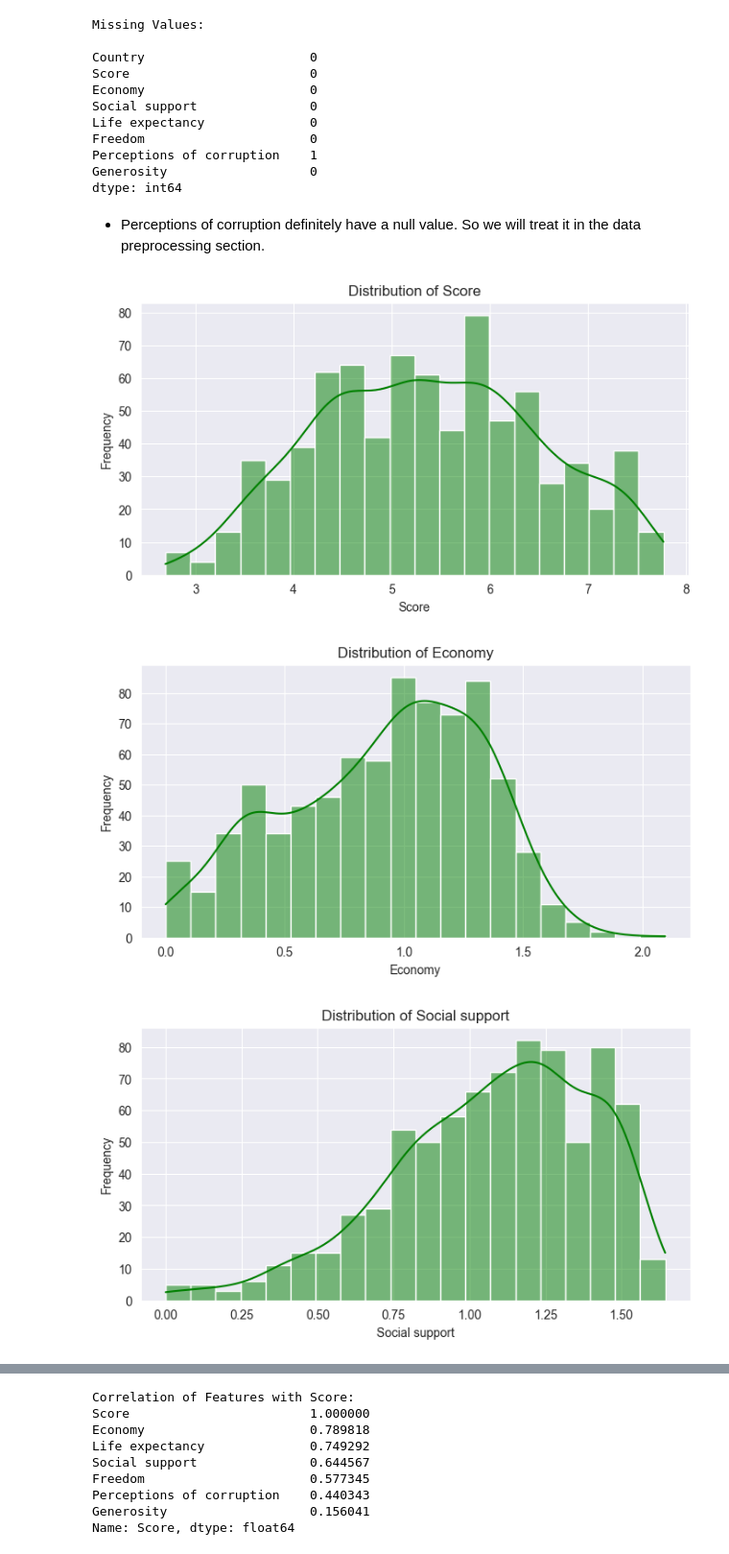
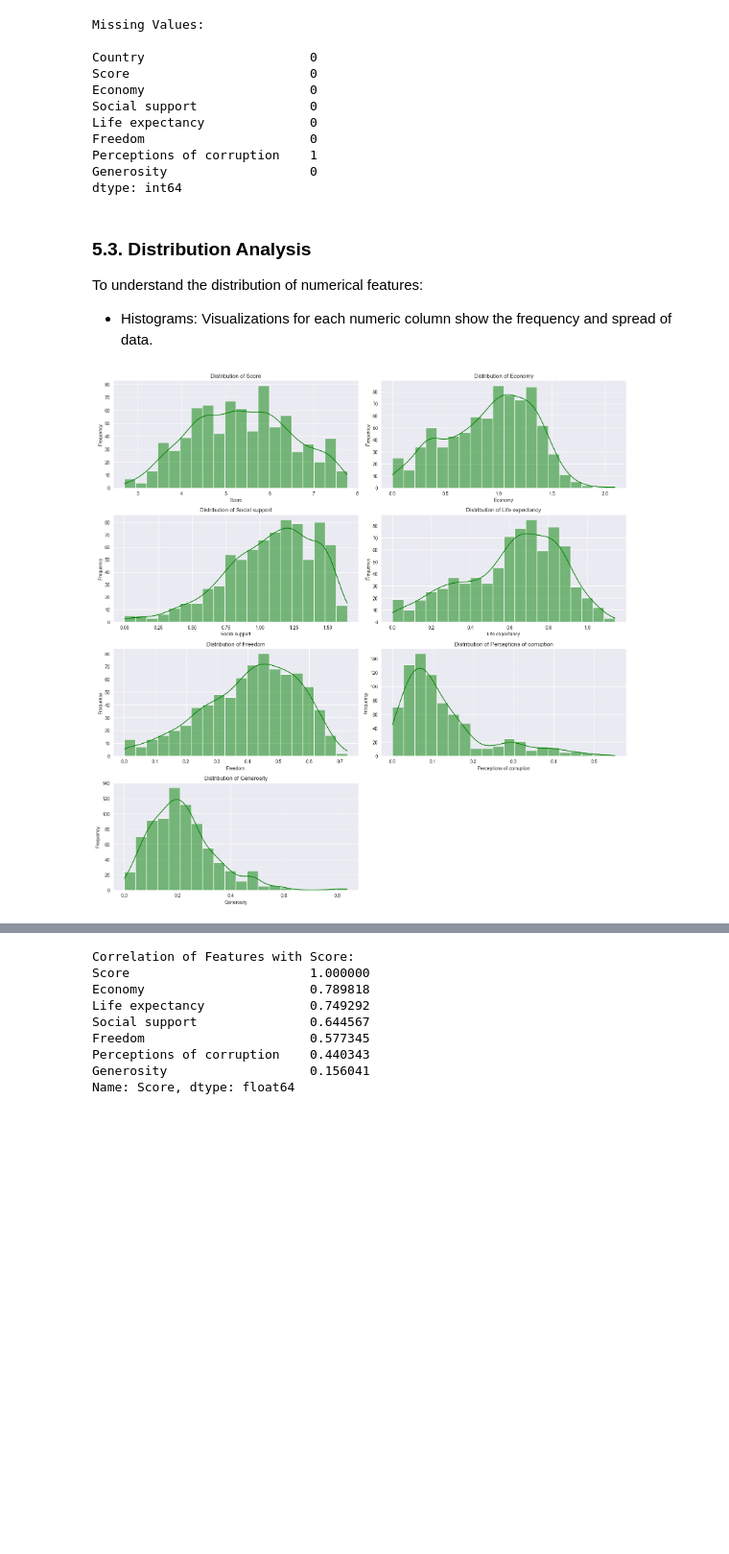
Before and after one commit to Cooper-JSK/World_Happiness_Score, a Jupyter notebook: project.ipynb, the cells around one changed output, grey strips where cells are left out. Shown: that part at 96% size. Drawn from its saved outputs; the diff is of its cells as text; code cells hidden in the pictures; blank space fills up the shorter version.

Commit message:
make histograms in to two columns

```diff
--- a/project.ipynb
+++ b/project.ipynb
@@ -294,19 +325,36 @@ Perceptions of corruption    1
 Generosity                   0
 dtype: int64
 # %% [markdown]
-- Perceptions of corruption definitely have a null value. So we will treat it in the data preprocessing section.
+### 5.3. Distribution Analysis
+To understand the distribution of numerical features:
+- Histograms: Visualizations for each numeric column show the frequency and spread of data.
 # %%
+import matplotlib.pyplot as plt
+import seaborn as sns
+
 # Histogram for each numeric column
 numeric_features = ['Score', 'Economy', 'Social support', 'Life expectancy', 'Freedom',
                     'Perceptions of corruption', 'Generosity']
-for feature in numeric_features:
-    plt.figure(figsize=(8, 4))
+
+# Calculate the number of rows needed (ceiling division)
+import math
+num_rows = math.ceil(len(numeric_features) / 2)
+
+# Create a figure with subplots in 2 columns
+plt.figure(figsize=(16, 4 * num_rows))
+
+# Plot histograms in a 2-column grid
+for i, feature in enumerate(numeric_features, 1):
+    plt.subplot(num_rows, 2, i)
     sns.histplot(df_combined[feature], kde=True, bins=20, color='green')
     plt.title(f'Distribution of {feature}')
     plt.xlabel(feature)
     plt.ylabel('Frequency')
-    plt.show()
+
+# Adjust the layout to prevent overlap
+plt.tight_layout()
+
+# Show the plot
+plt.show()
 # %% [output]
-[figure, old version]
+[figure, new version]
-[figure, removed]
-[figure, removed]
```
Also changed, not shown: parts of 26 cells of this notebook.
